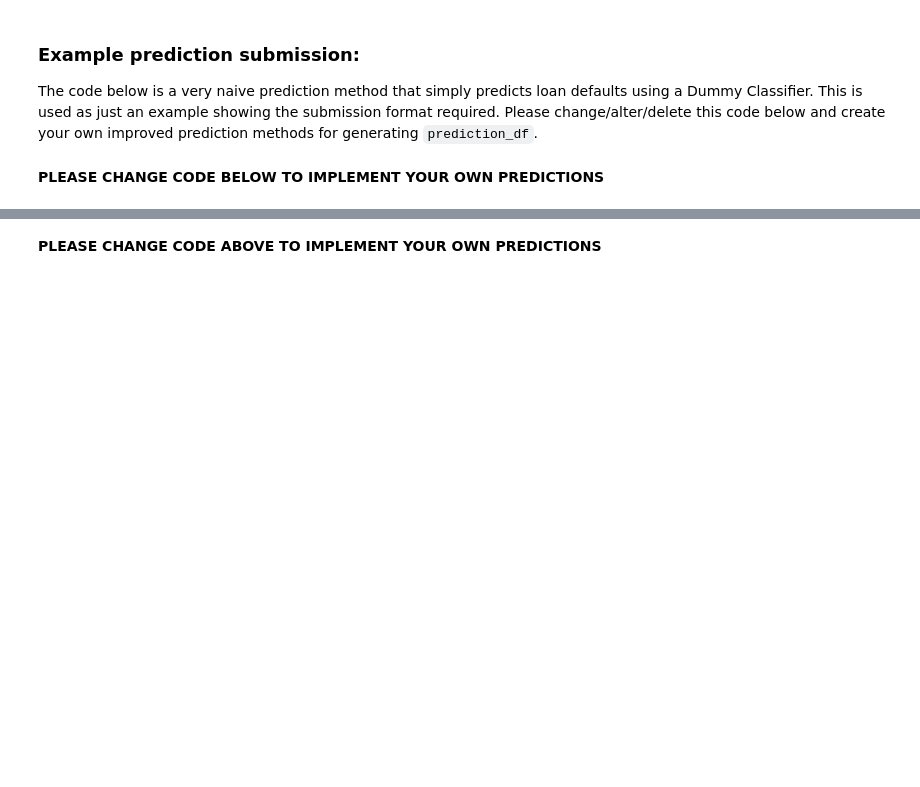
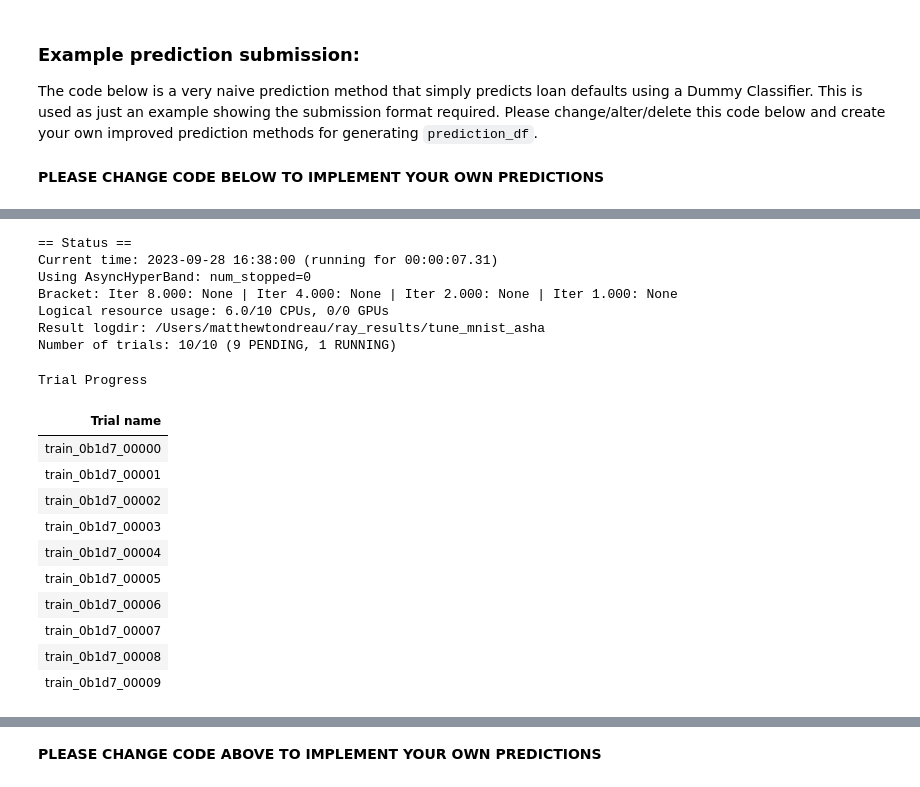
Before and after one commit to mmtondreau/LoanDefaultPredictor, a Jupyter notebook: LoanDefaultPrediction.ipynb, the cells around one changed output, grey strips where cells are left out. Cells and saved outputs as stored; diff of their text form; code cells hidden in the pictures; blank space fills up the shorter version.

```diff
--- a/LoanDefaultPrediction.ipynb
+++ b/LoanDefaultPrediction.ipynb
@@ -403,9 +390,9 @@ model = LoanDefaultPredictor(input_size=feature_len)
 # %%
 class LitLoanDefaultPredictor(pl.LightningModule):
-    def __init__(self, model):
+    def __init__(self, config, num_features = 29, num_classes = 1):
         super().__init__()
         self.example_input_array = torch.Tensor(32, 29)
-        self.model = model
+        self.model = LoanDefaultPredictor(num_classes=num_classes, num_features=num_features, hidden_units=config['hidden_units'])
         self.loss = torch.nn.BCELoss()
         self.accuracy = Accuracy('binary')
 
@@ -437,7 +424,8 @@ class LitLoanDefaultPredictor(pl.LightningModule):
 
         self.accuracy.update(predictions, y)
         self.log("val_acc", self.accuracy.compute(), prog_bar=True)
-        self.log("val_loss", val_loss)
+        self.log("val_loss", val_loss, prog_bar=True)
+
 
 
     def test_step(self, batch, batch_idx):
@@ -450,5 +438,3 @@ class LitLoanDefaultPredictor(pl.LightningModule):
     def configure_optimizers(self):
         optimizer = torch.optim.Adam(self.parameters(), lr=0.001)
         return optimizer
-
-lit_model = LitLoanDefaultPredictor(model)
@@ -475,0 +441,4 @@ print(summary)
+# %%
+dm = LoadDefaultDataModule()
+dm.prepare_data()
+dm.setup(stage='fit')
@@ -475,0 +453,48 @@ print(summary)
+# %%
+config = {
+    'hidden_units': tune.choice([[32], [32,16]])
+}
+# %%
+from ray.train.lightning import (
+    RayDDPStrategy,
+    RayLightningEnvironment,
+    RayTrainReportCallback,
+    prepare_trainer,
+)
+
+def train(config):
+    # tr_callback = TuneReportCheckpointCallback(
+    #     {
+    #         "loss": "val_loss",
+    #         "mean_accuracy": "val_acc"
+    #     },
+    #     filename="trainer.ckpt",
+    #     on="validation_end")
+    model = LitLoanDefaultPredictor(config),
+    trainer = pl.Trainer(devices="auto",
+                         accelerator="auto",
+                         callbacks=[RayTrainReportCallback()],
+                         enable_progress_bar=False,)
+
+    trainer.fit(model, datamodule=dm)
+
+resources_per_trial = {"cpu": 6, "gpu": 0}
+scheduler = ASHAScheduler(
+        max_t=10,
+        grace_period=1,
+        reduction_factor=2)
+reporter = CLIReporter(
+    parameter_columns=["hidden_units"],
+    metric_columns=["loss", "mean_accuracy", "training_iteration"])
+analysis = tune.run(train,
+        resources_per_trial=resources_per_trial,
+        metric="loss",
+        mode="min",
+        config=config,
+        num_samples=10,
+        scheduler=scheduler,
+        progress_reporter=reporter,
+        name="tune_mnist_asha")
+
+print("Best hyperparameters found were: ", analysis.best_config)
+# %% [output]
@@ -475,0 +527,19 @@ print(summary)
+== Status ==
+Current time: 2023-09-28 16:38:00 (running for 00:00:07.31)
+Using AsyncHyperBand: num_stopped=0
+Bracket: Iter 8.000: None | Iter 4.000: None | Iter 2.000: None | Iter 1.000: None
+Logical resource usage: 6.0/10 CPUs, 0/0 GPUs
+Result logdir: /Users/matthewtondreau/ray_results/tune_mnist_asha
+Number of trials: 10/10 (9 PENDING, 1 RUNNING)
+Trial Progress
+| Trial name |
+| train_0b1d7_00000 |
+| train_0b1d7_00001 |
+| train_0b1d7_00002 |
+| train_0b1d7_00003 |
+| train_0b1d7_00004 |
+| train_0b1d7_00005 |
+| train_0b1d7_00006 |
+| train_0b1d7_00007 |
+| train_0b1d7_00008 |
+| train_0b1d7_00009 |
```
Also changed, not shown: parts of 15 cells of this notebook, 7 other files.
